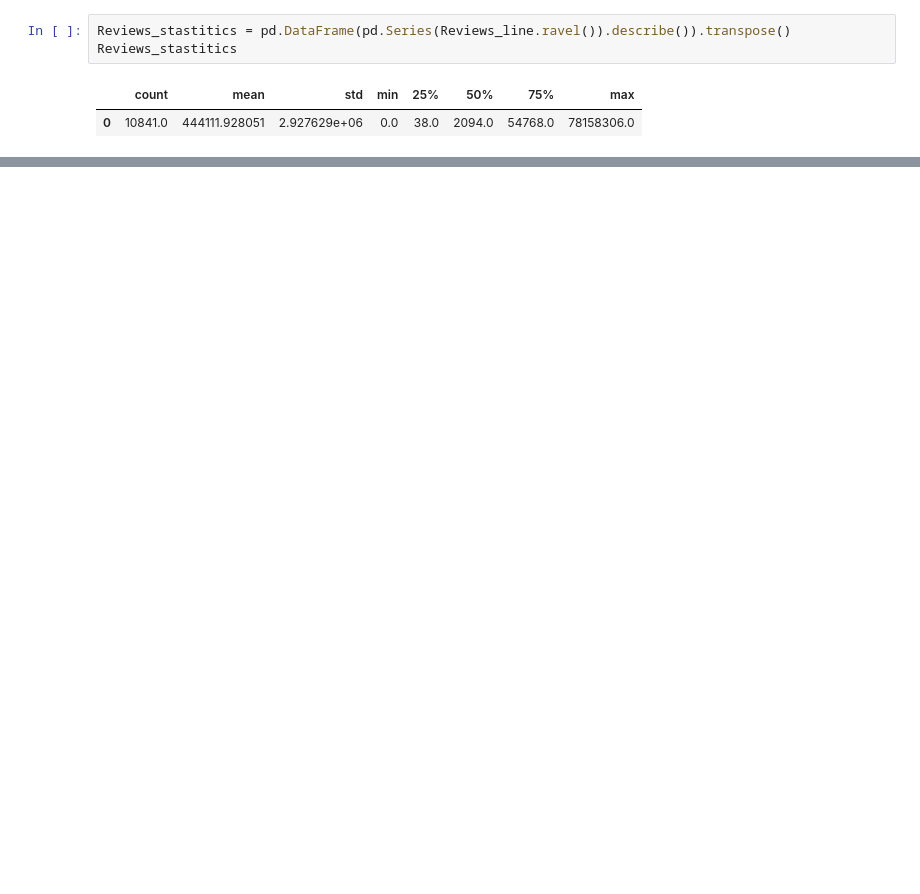
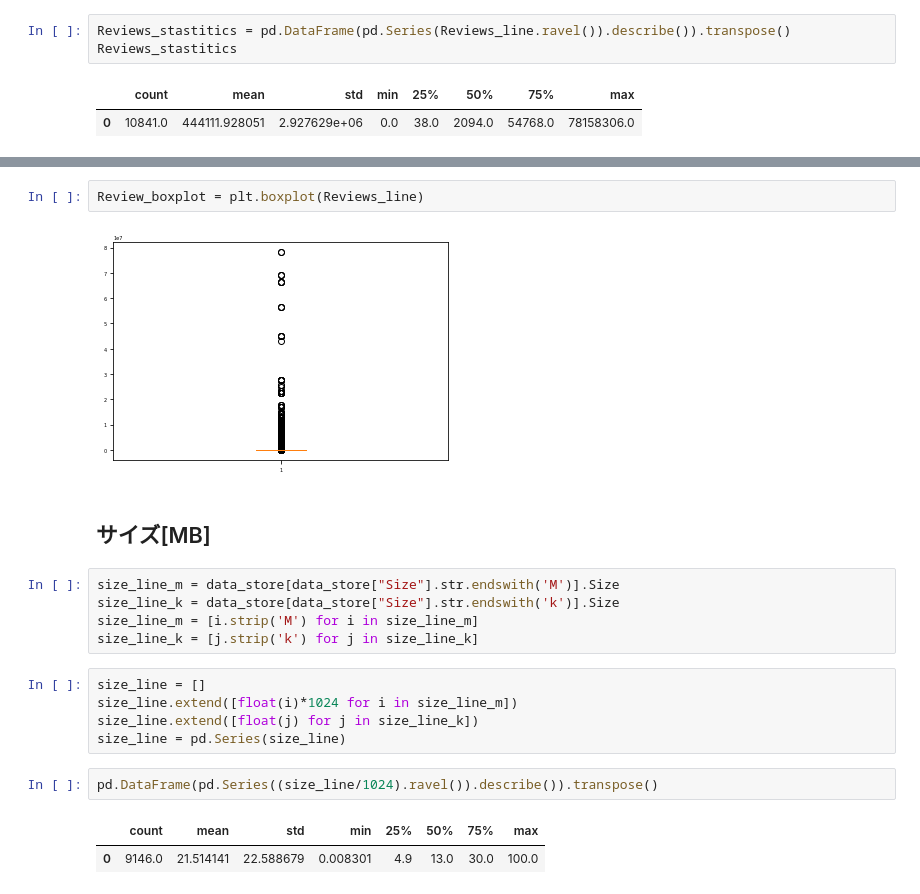
Before and after one commit to Kozuzu931/port_folio, a Jupyter notebook: stats/google-play-store-apps/analysis google play store data.ipynb, the cells around one changed output, grey strips where cells are left out. Cells and saved outputs as stored; diff of their text form; blank space fills up the shorter version.

```diff
--- a/stats/google-play-store-apps/analysis google play store data.ipynb
+++ b/stats/google-play-store-apps/analysis google play store data.ipynb
@@ -247,0 +298,21 @@ Reviews_stastitics
+# %%
+Review_boxplot = plt.boxplot(Reviews_line)
+# %% [output]
+[figure, added]
+# %% [markdown]
+## サイズ[MB]
+# %%
+size_line_m = data_store[data_store["Size"].str.endswith('M')].Size
+size_line_k = data_store[data_store["Size"].str.endswith('k')].Size
+size_line_m = [i.strip('M') for i in size_line_m]
+size_line_k = [j.strip('k') for j in size_line_k]
+# %%
+size_line = []
+size_line.extend([float(i)*1024 for i in size_line_m])
+size_line.extend([float(j) for j in size_line_k])
+size_line = pd.Series(size_line)
+# %%
+pd.DataFrame(pd.Series((size_line/1024).ravel()).describe()).transpose()
+# %% [output]
+|  | count | mean | std | min | 25% | 50% | 75% | max |
+| 0 | 9146.0 | 21.514141 | 22.588679 | 0.008301 | 4.9 | 13.0 | 30.0 | 100.0 |
```
Also changed, not shown: parts of 47 cells of this notebook, 1 other file.
